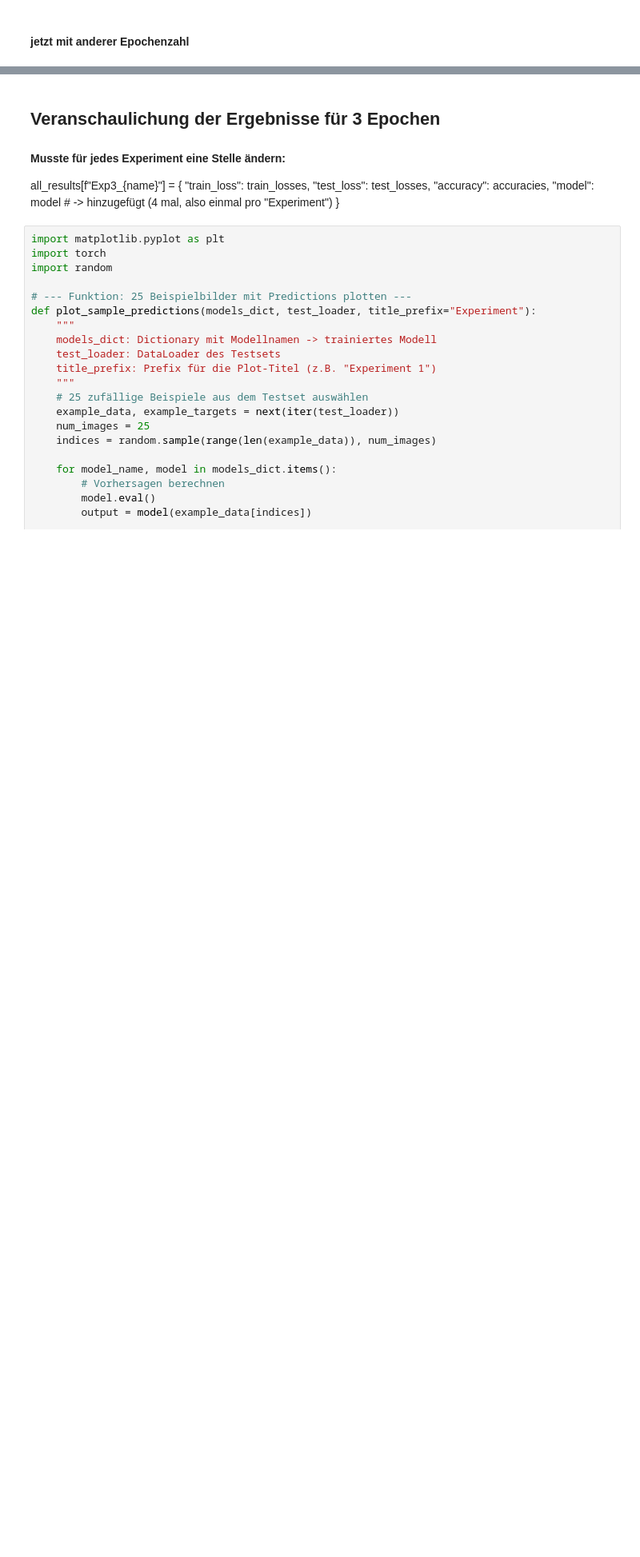
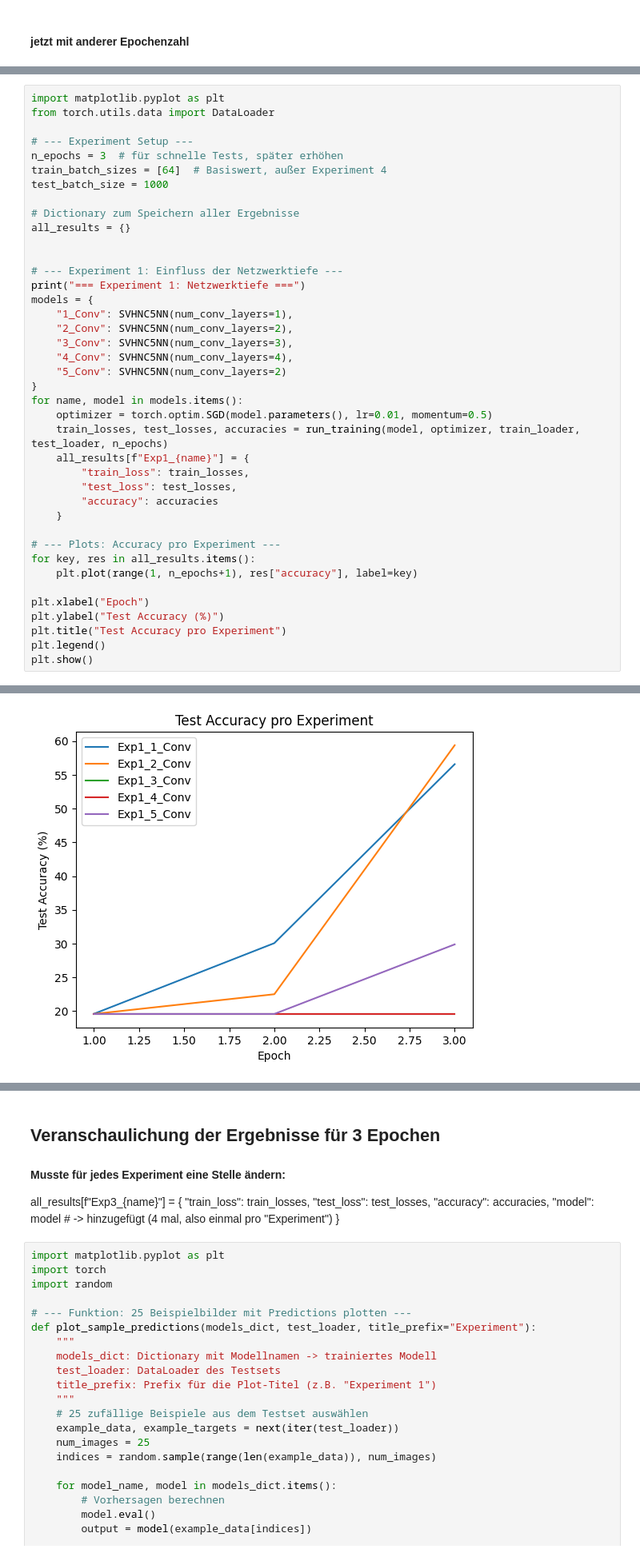
Before and after one commit to Lopo23/CNN, a Jupyter notebook: cnn (1) (1).ipynb, the cells around one changed output, grey strips where cells are left out. Shown at 80% size. Drawn from its saved outputs; the diff is of its cells as text; blank space fills up the shorter version.

```diff
--- a/cnn (1) (1).ipynb
+++ b/cnn (1) (1).ipynb
@@ -1327,0 +1452,41 @@ Epoch 10 | Test Acc: 84.30% | Test Loss: 0.5555
+# %%
+import matplotlib.pyplot as plt
+from torch.utils.data import DataLoader
+
+# --- Experiment Setup ---
+n_epochs = 3  # für schnelle Tests, später erhöhen
+train_batch_sizes = [64]  # Basiswert, außer Experiment 4
+test_batch_size = 1000
+
+# Dictionary zum Speichern aller Ergebnisse
+all_results = {}
+
+
+# --- Experiment 1: Einfluss der Netzwerktiefe ---
+print("=== Experiment 1: Netzwerktiefe ===")
+models = {
+    "1_Conv": SVHNC5NN(num_conv_layers=1),
+    "2_Conv": SVHNC5NN(num_conv_layers=2),
+    "3_Conv": SVHNC5NN(num_conv_layers=3),
+    "4_Conv": SVHNC5NN(num_conv_layers=4),
+    "5_Conv": SVHNC5NN(num_conv_layers=2)
+}
+for name, model in models.items():
+    optimizer = torch.optim.SGD(model.parameters(), lr=0.01, momentum=0.5)
+    train_losses, test_losses, accuracies = run_training(model, optimizer, train_loader, test_loader, n_epochs)
+    all_results[f"Exp1_{name}"] = {
+        "train_loss": train_losses,
+        "test_loss": test_losses,
+        "accuracy": accuracies
+    }
+
+# --- Plots: Accuracy pro Experiment ---
+for key, res in all_results.items():
+    plt.plot(range(1, n_epochs+1), res["accuracy"], label=key)
+
+plt.xlabel("Epoch")
+plt.ylabel("Test Accuracy (%)")
+plt.title("Test Accuracy pro Experiment")
+plt.legend()
+plt.show()
+# %% [output]
@@ -1327,0 +1509 @@ Epoch 10 | Test Acc: 84.30% | Test Loss: 0.5555
+[figure, added]
```
Also changed, not shown: parts of 31 cells of this notebook, 1 other file.
